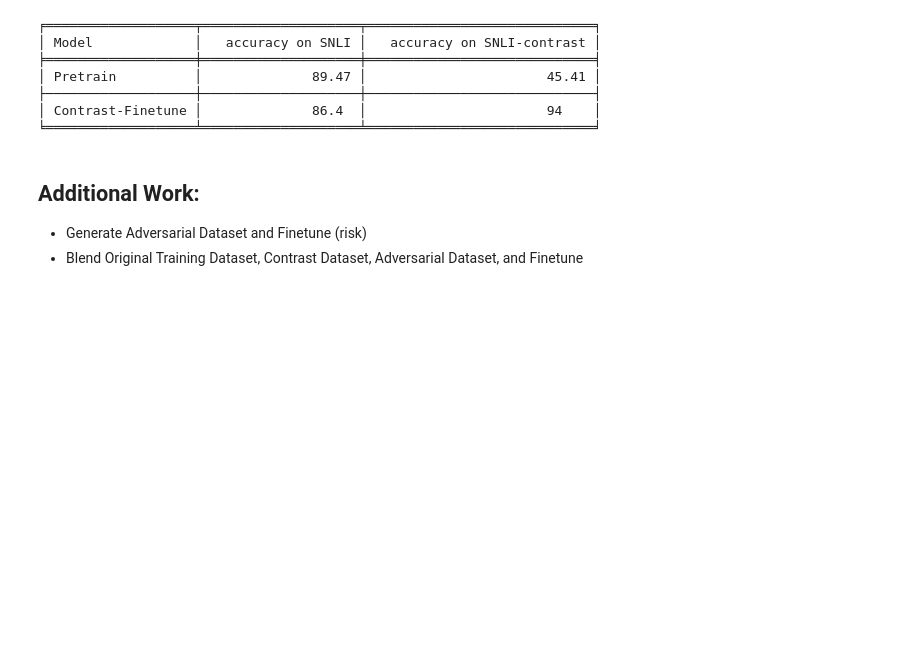
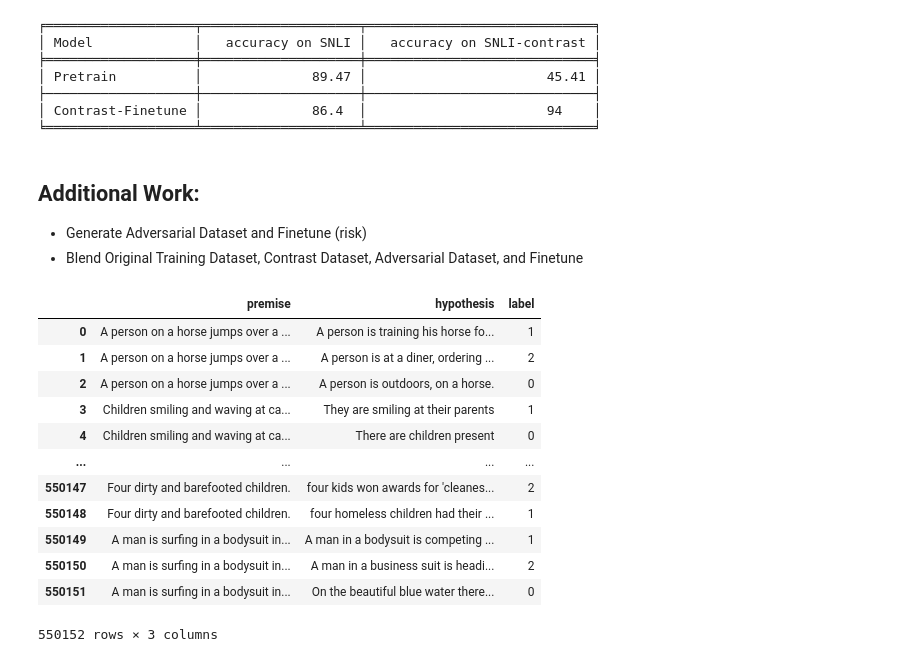
Before and after one commit to Manheim94/fp-dataset-artifacts, a Jupyter notebook: a.ipynb, the cells around one changed output. Saved outputs shown, nothing was run; the diff lists cells and outputs as text; code cells hidden in the pictures; blank space fills up the shorter version.

```diff
--- a/a.ipynb
+++ b/a.ipynb
@@ -242,3 +242,25 @@ print(tabulate(data, headers=col_names, tablefmt="fancy_grid"))
 ## Additional Work:
 - Generate Adversarial Dataset and Finetune (risk)
 - Blend Original Training Dataset, Contrast Dataset, Adversarial Dataset, and Finetune
+# %%
+import datasets
+dataset = datasets.load_dataset('snli')
+dataset['train']
+
+import pandas as pd
+ori = pd.DataFrame(dataset['train'])
+ori
+# %% [output]
+|  | premise | hypothesis | label |
+| 0 | A person on a horse jumps over a ... | A person is training his horse fo... | 1 |
+| 1 | A person on a horse jumps over a ... | A person is at a diner, ordering ... | 2 |
+| 2 | A person on a horse jumps over a ... | A person is outdoors, on a horse. | 0 |
+| 3 | Children smiling and waving at ca... | They are smiling at their parents | 1 |
+| 4 | Children smiling and waving at ca... | There are children present | 0 |
+| ... | ... | ... | ... |
+| 550147 | Four dirty and barefooted children. | four kids won awards for 'cleanes... | 2 |
+| 550148 | Four dirty and barefooted children. | four homeless children had their ... | 1 |
+| 550149 | A man is surfing in a bodysuit in... | A man in a bodysuit is competing ... | 1 |
+| 550150 | A man is surfing in a bodysuit in... | A man in a business suit is headi... | 2 |
+| 550151 | A man is surfing in a bodysuit in... | On the beautiful blue water there... | 0 |
+550152 rows × 3 columns
```
Also changed, not shown: parts of 5 cells of this notebook, 18 other files.
